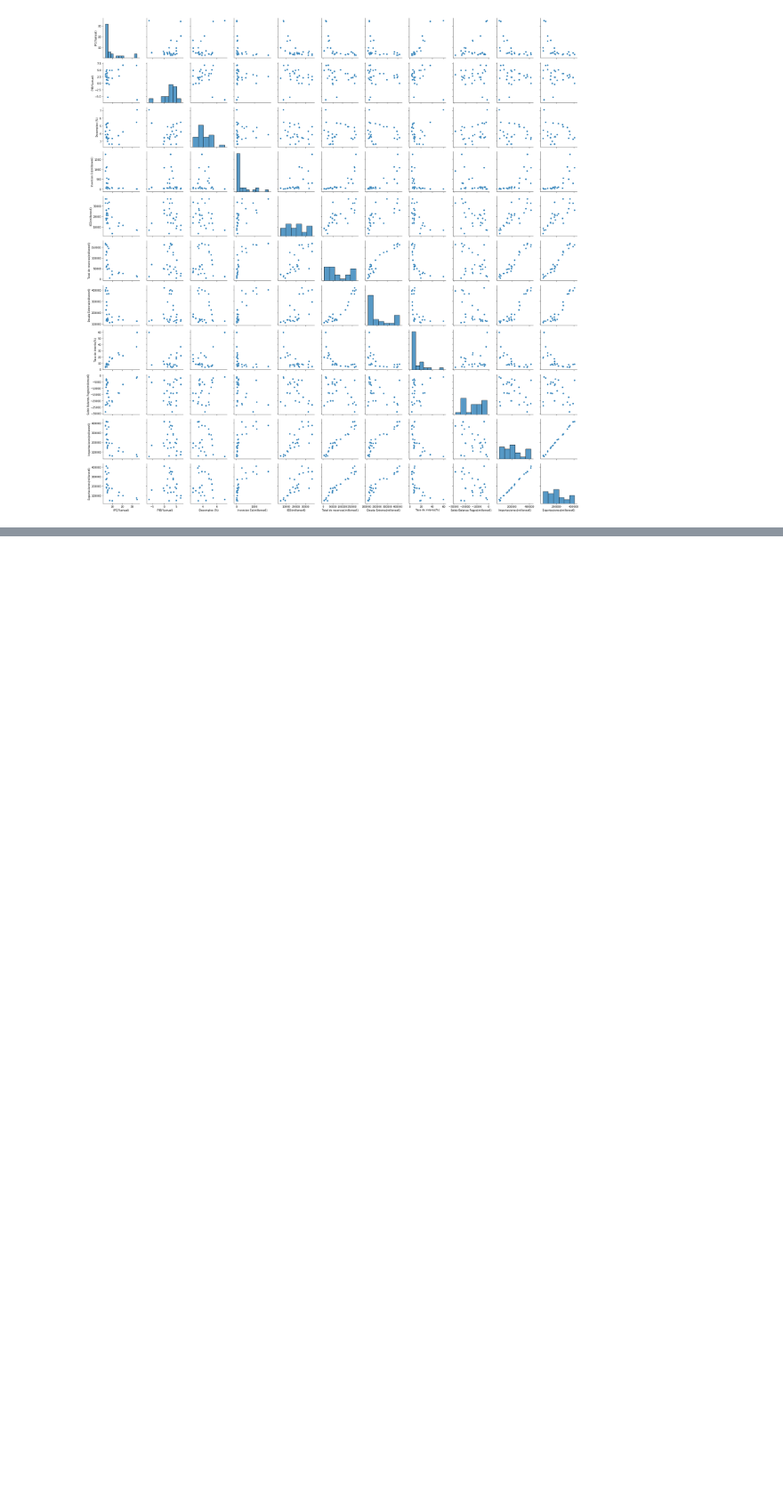
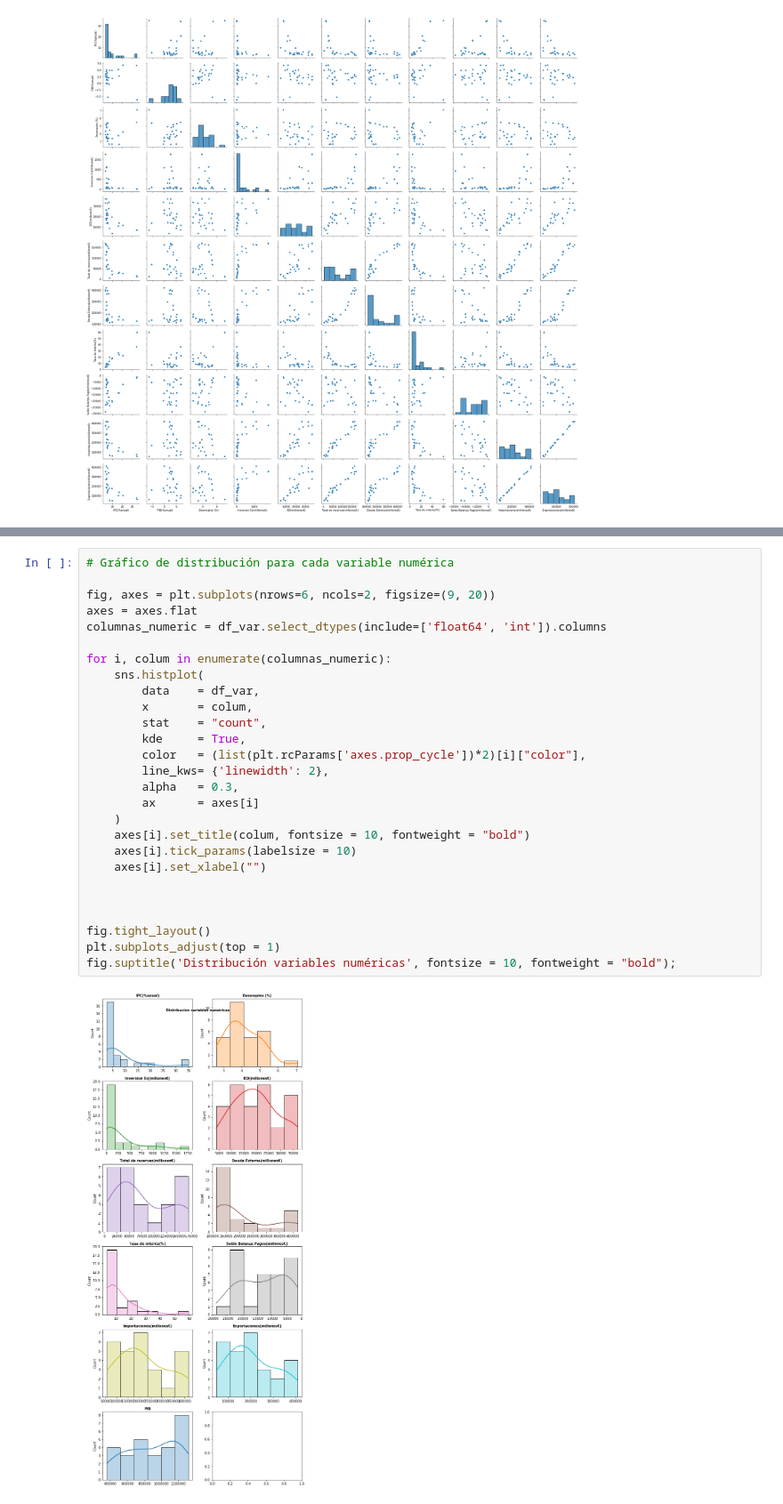
Before and after one commit to Afri-cola/Kschool-TFM, a Jupyter notebook: Variables_economicas.ipynb, the cells around one changed output, grey strips where cells are left out. Shown at 89% size. Cells and saved outputs as stored; diff of their text form; blank space fills up the shorter version.

Commit message:
variables economicas

```diff
--- a/Variables_economicas.ipynb
+++ b/Variables_economicas.ipynb
@@ -69,0 +107,29 @@ sns.pairplot(df_var)
+# %%
+# Gráfico de distribución para cada variable numérica
+
+fig, axes = plt.subplots(nrows=6, ncols=2, figsize=(9, 20))
+axes = axes.flat
+columnas_numeric = df_var.select_dtypes(include=['float64', 'int']).columns
+
+for i, colum in enumerate(columnas_numeric):
+    sns.histplot(
+        data    = df_var,
+        x       = colum,
+        stat    = "count",
+        kde     = True,
+        color   = (list(plt.rcParams['axes.prop_cycle'])*2)[i]["color"],
+        line_kws= {'linewidth': 2},
+        alpha   = 0.3,
+        ax      = axes[i]
+    )
+    axes[i].set_title(colum, fontsize = 10, fontweight = "bold")
+    axes[i].tick_params(labelsize = 10)
+    axes[i].set_xlabel("")
+
+
+
+fig.tight_layout()
+plt.subplots_adjust(top = 1)
+fig.suptitle('Distribución variables numéricas', fontsize = 10, fontweight = "bold");
+# %% [output]
+[figure, added]
```
Also changed, not shown: parts of 5 cells of this notebook.
